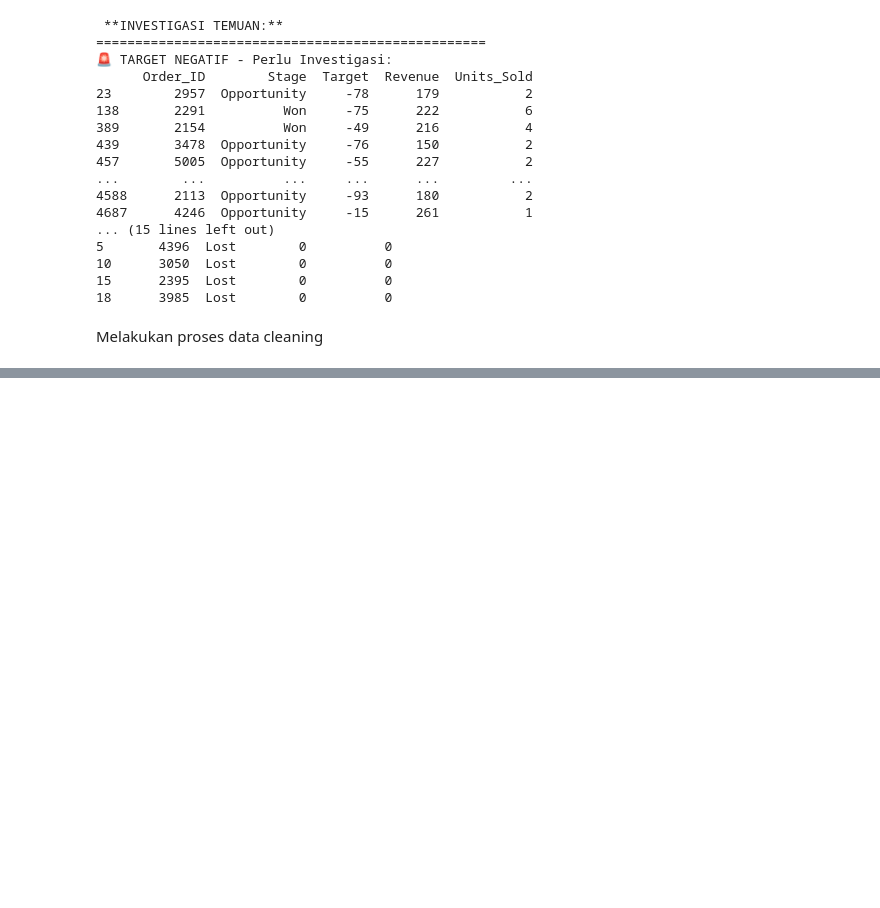
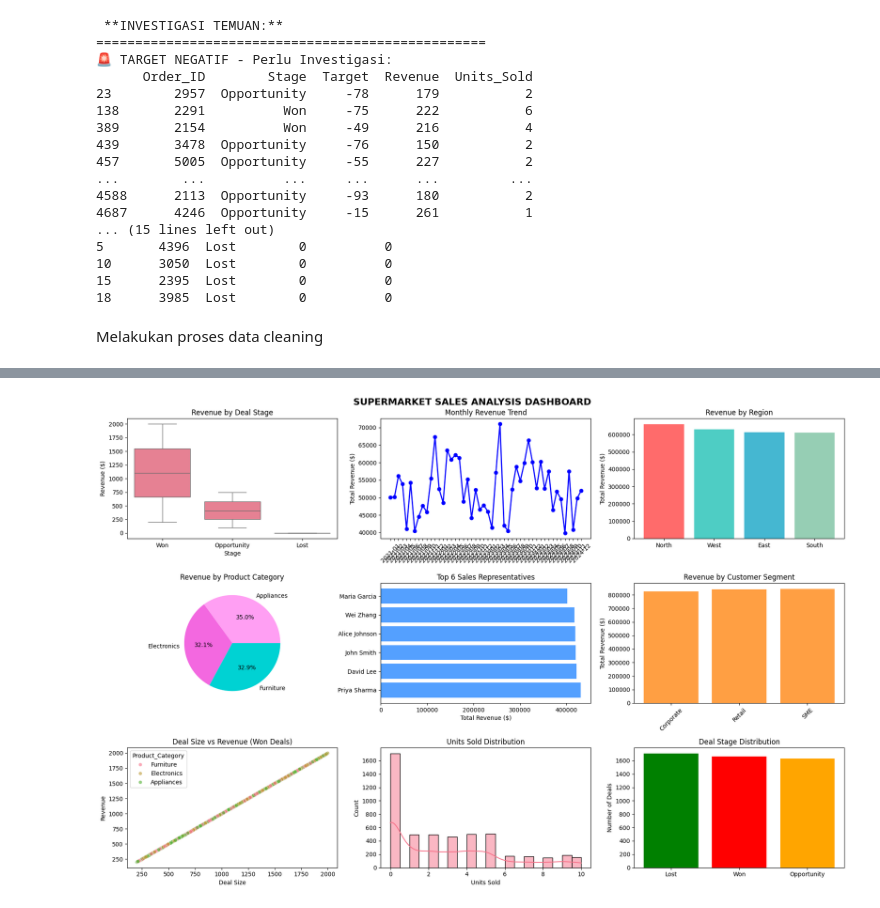
Before and after one commit to Rio-prst/MarketSalesDataAnalysis, a Jupyter notebook: final_project.ipynb, the cells around one changed output, grey strips where cells are left out. Cells and saved outputs as stored; diff of their text form; code cells hidden in the pictures; blank space fills up the shorter version.

Commit message:
temporary analysis report

```diff
--- a/final_project.ipynb
+++ b/final_project.ipynb
@@ -122,3 +122,20 @@ if len(deal_size_zero) > 0:
 18      3985  Lost        0          0
 # %% [markdown]
 Melakukan proses data cleaning
+# %%
+df_clean = data.copy()
+
+# 1. Fix Negative Target
+negative_target_fixed = len(df_clean[df_clean['Target'] < 0])
+df_clean['Target'] = df_clean['Target'].apply(lambda x: max(0, x))
+print(f"✅ Fixed {negative_target_fixed} negative Target values")
+
+# 2. Convert Date
+df_clean['Order_Date'] = pd.to_datetime(df_clean['Order_Date'])
+print(f"✅ Converted Order_Date to datetime")
+
+# 3. Quick validation
+print(f"\n🎯 CLEANING VALIDATION:")
+print(f"   - Records: {len(df_clean):,} (no data loss)")
+print(f"   - Negative Target after cleaning: {(df_clean['Target'] < 0).sum()}")
+print(f"   - Date type: {df_clean['Order_Date'].dtype}")
@@ -124,0 +152,71 @@ Melakukan proses data cleaning
+# %%
+import matplotlib.pyplot as plt
+import seaborn as sns
+
+# Set style
+plt.style.use('default')
+sns.set_palette("husl")
+
+# Create comprehensive dashboard
+fig, axes = plt.subplots(3, 3, figsize=(18, 12))
+fig.suptitle('SUPERMARKET SALES ANALYSIS DASHBOARD', fontsize=16, fontweight='bold')
+
+# 1. Revenue Distribution by Stage
+sns.boxplot(data=df_clean, x='Stage', y='Revenue', ax=axes[0,0])
+axes[0,0].set_title('Revenue by Deal Stage')
+axes[0,0].set_ylabel('Revenue ($)')
+
+# 2. Monthly Revenue Trend
+monthly_revenue = df_clean.groupby(df_clean['Order_Date'].dt.to_period('M'))['Revenue'].sum()
+axes[0,1].plot(monthly_revenue.index.astype(str), monthly_revenue.values, marker='o', linewidth=2, color='blue')
+axes[0,1].set_title('Monthly Revenue Trend')
+axes[0,1].set_ylabel('Total Revenue ($)')
+axes[0,1].tick_params(axis='x', rotation=45)
+
+# 3. Regional Performance
+region_revenue = df_clean.groupby('Region')['Revenue'].sum().sort_values(ascending=False)
+axes[0,2].bar(region_revenue.index, region_revenue.values, color=['#ff6b6b', '#4ecdc4', '#45b7d1', '#96ceb4'])
+axes[0,2].set_title('Revenue by Region')
+axes[0,2].set_ylabel('Total Revenue ($)')
+
+# 4. Product Category Analysis
+product_revenue = df_clean.groupby('Product_Category')['Revenue'].sum()
+axes[1,0].pie(product_revenue.values, labels=product_revenue.index, autopct='%1.1f%%',
+             colors=['#ff9ff3', '#f368e0', '#00d2d3'])
+axes[1,0].set_title('Revenue by Product Category')
+
+# 5. Sales Team Performance (Top 6)
+top_sales = df_clean.groupby('Sales_Rep')['Revenue'].sum().nlargest(6)
+axes[1,1].barh(top_sales.index, top_sales.values, color='#54a0ff')
+axes[1,1].set_title('Top 6 Sales Representatives')
+axes[1,1].set_xlabel('Total Revenue ($)')
+
+# 6. Customer Segment Analysis
+segment_revenue = df_clean.groupby('Customer_Segment')['Revenue'].sum()
+axes[1,2].bar(segment_revenue.index, segment_revenue.values, color='#ff9f43')
+axes[1,2].set_title('Revenue by Customer Segment')
+axes[1,2].set_ylabel('Total Revenue ($)')
+axes[1,2].tick_params(axis='x', rotation=45)
+
+# 7. Deal Size vs Revenue
+sns.scatterplot(data=df_clean[df_clean['Stage'] == 'Won'], x='Deal_Size', y='Revenue',
+                hue='Product_Category', ax=axes[2,0], alpha=0.6)
+axes[2,0].set_title('Deal Size vs Revenue (Won Deals)')
+axes[2,0].set_xlabel('Deal Size')
+axes[2,0].set_ylabel('Revenue')
+
+# 8. Units Sold Distribution
+sns.histplot(df_clean['Units_Sold'], bins=20, kde=True, ax=axes[2,1])
+axes[2,1].set_title('Units Sold Distribution')
+axes[2,1].set_xlabel('Units Sold')
+
+# 9. Stage Distribution
+stage_counts = df_clean['Stage'].value_counts()
+axes[2,2].bar(stage_counts.index, stage_counts.values, color=['green', 'red', 'orange'])
+axes[2,2].set_title('Deal Stage Distribution')
+axes[2,2].set_ylabel('Number of Deals')
+
+plt.tight_layout()
+plt.show()
+# %% [output]
+[figure, added]
```
Also changed, not shown: parts of 8 cells of this notebook, 1 other file.
